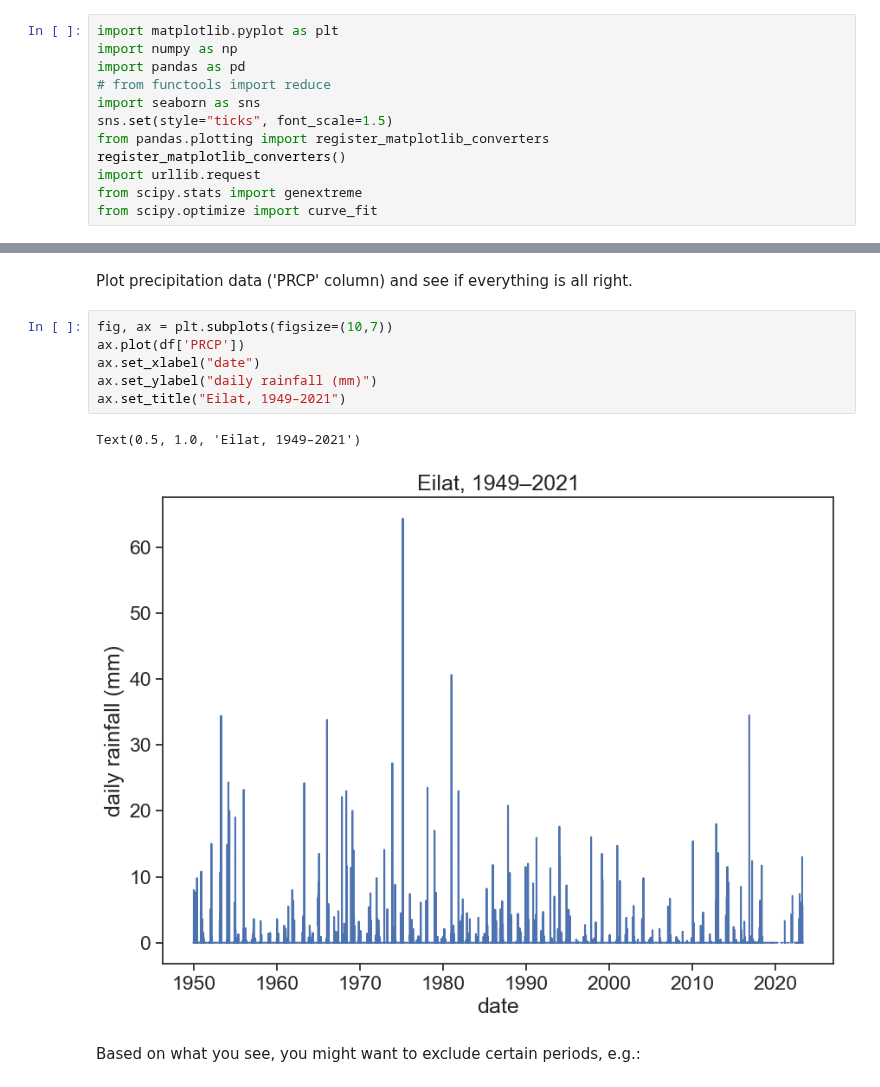
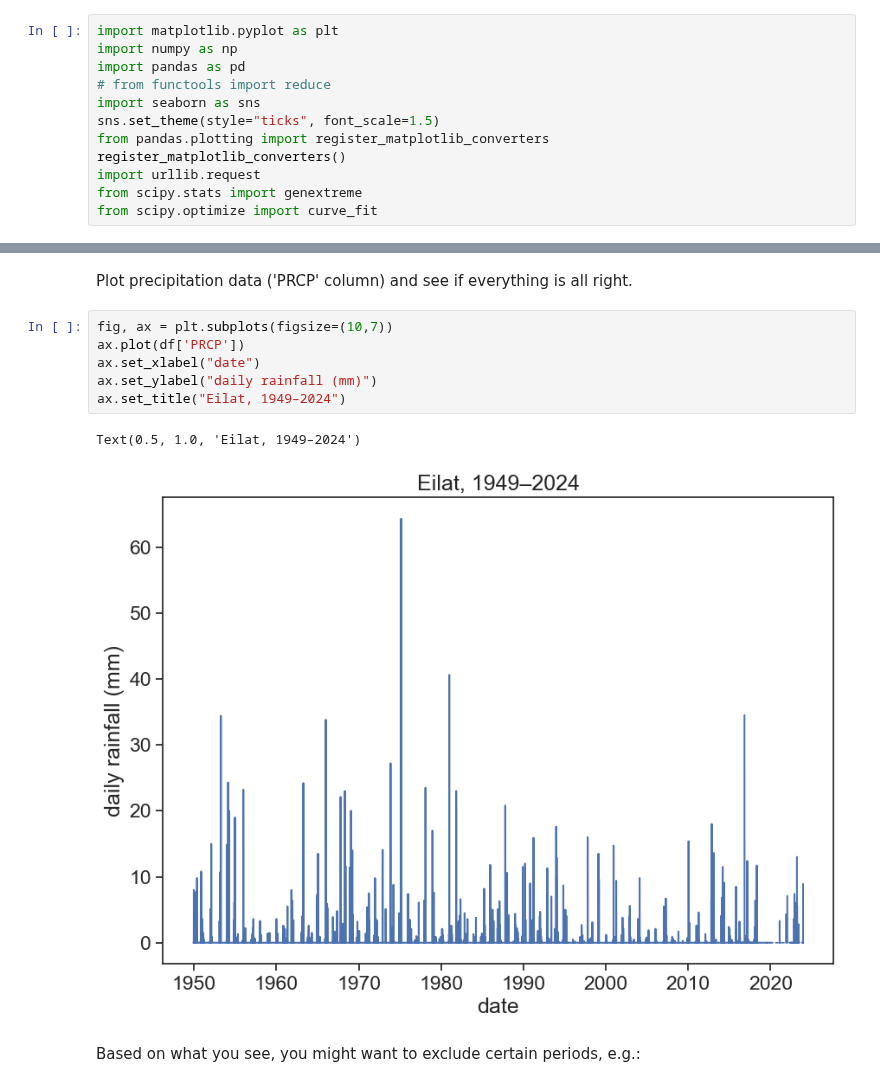
Before and after one commit to yairmau/surface-hydrology, a Jupyter notebook: precipitation/return-period-exercises.ipynb, the cells around one changed output, grey strips where cells are left out. Saved outputs shown, nothing was run; the diff lists cells and outputs as text.

```diff
--- a/precipitation/return-period-exercises.ipynb
+++ b/precipitation/return-period-exercises.ipynb
@@ -8,7 +8,7 @@ import numpy as np
 import pandas as pd
 # from functools import reduce
 import seaborn as sns
-sns.set(style="ticks", font_scale=1.5)
+sns.set_theme(style="ticks", font_scale=1.5)
 from pandas.plotting import register_matplotlib_converters
 register_matplotlib_converters()
 import urllib.request
@@ -69,12 +73,12 @@ Plot precipitation data ('PRCP' column) and see if everything is all right.
 # %%
 fig, ax = plt.subplots(figsize=(10,7))
 ax.plot(df['PRCP'])
 ax.set_xlabel("date")
 ax.set_ylabel("daily rainfall (mm)")
-ax.set_title("Eilat, 1949–2021")
+ax.set_title("Eilat, 1949–2024")
 # %% [output]
-Text(0.5, 1.0, 'Eilat, 1949–2021')
+Text(0.5, 1.0, 'Eilat, 1949–2024')
-[figure, old version]
+[figure, new version]
 # %% [markdown]
 Based on what you see, you might want to exclude certain periods, e.g.:
 # %%
```
Also changed, not shown: parts of 23 cells of this notebook, 31 other files.
